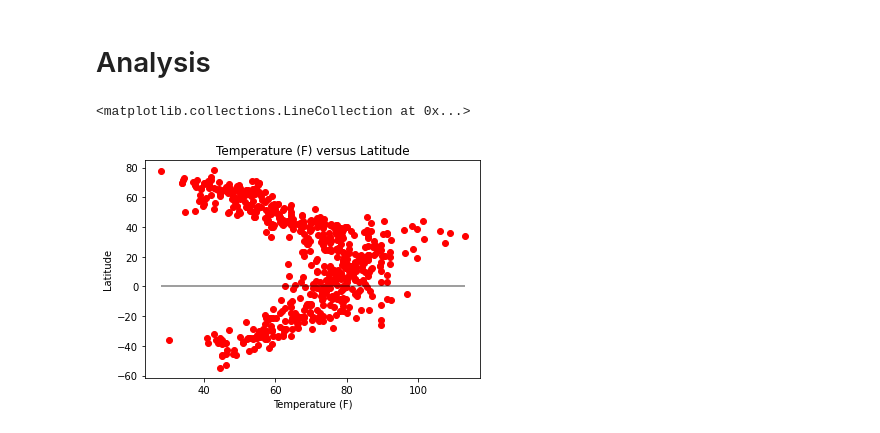
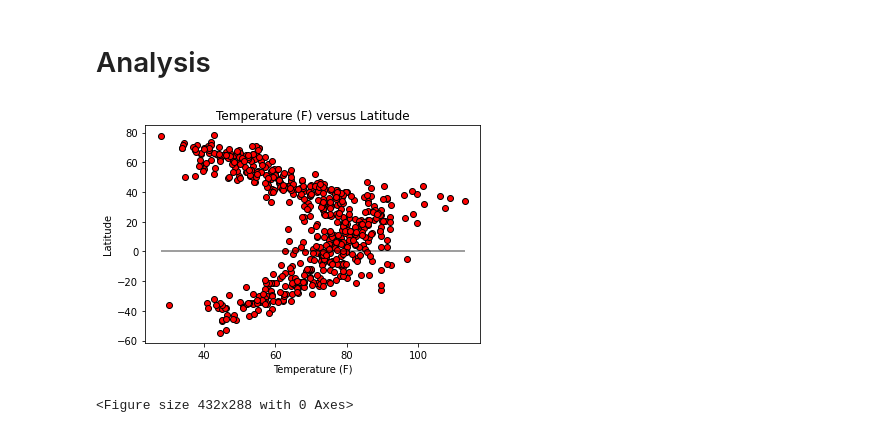
Before and after one commit to Lbrady1025/python-api-challenge, a Jupyter notebook: WeatherPy.ipynb, the cells around one changed output. Drawn from its saved outputs; the diff is of its cells as text; code cells hidden in the pictures.

Commit message:
add first set of scatterplots

```diff
--- a/WeatherPy.ipynb
+++ b/WeatherPy.ipynb
@@ -131,14 +131,17 @@ dtype: int64
 # %%
 x_axis = citydata_df["Temp (F)"]
 y_axis = citydata_df["Lat"]
 
-plt.scatter(x_axis,y_axis,marker="o",color="red")
+plt.scatter(x_axis,y_axis,edgecolors="black",color="red")
 
 plt.title("Temperature (F) versus Latitude")
 plt.xlabel("Temperature (F)")
 plt.ylabel("Latitude")
 
 plt.hlines(0,x_axis.min(),x_axis.max(),alpha=.5)
+
+plt.show()
+plt.savefig("Results/WeatherPy/temp_vs_lat.png")
 # %% [output]
+[figure, new version]
-<matplotlib.collections.LineCollection at 0x...>
+<Figure size 432x288 with 0 Axes>
-[figure, old version]
```
Also changed, not shown: parts of 7 cells of this notebook, 4 other files.
